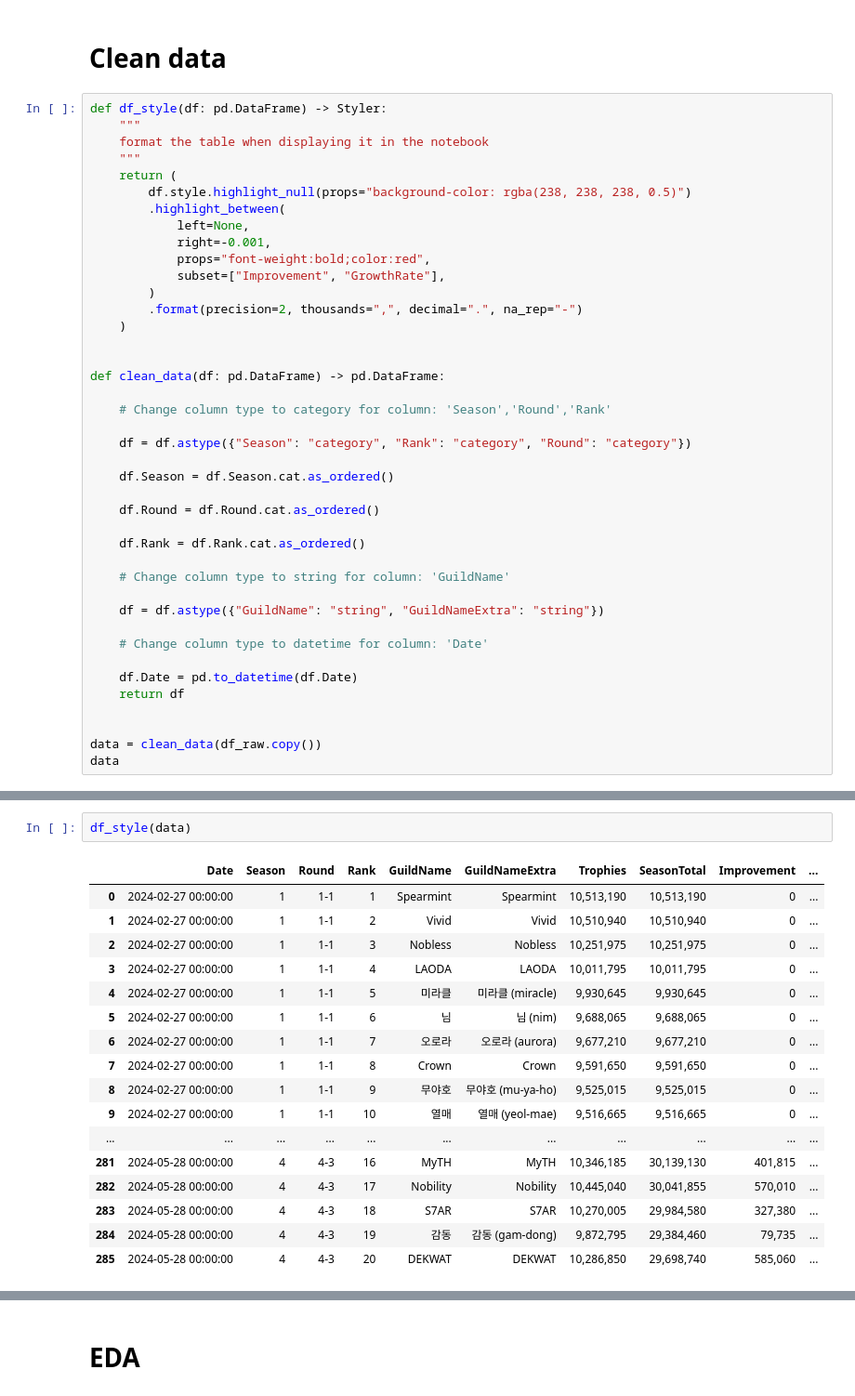
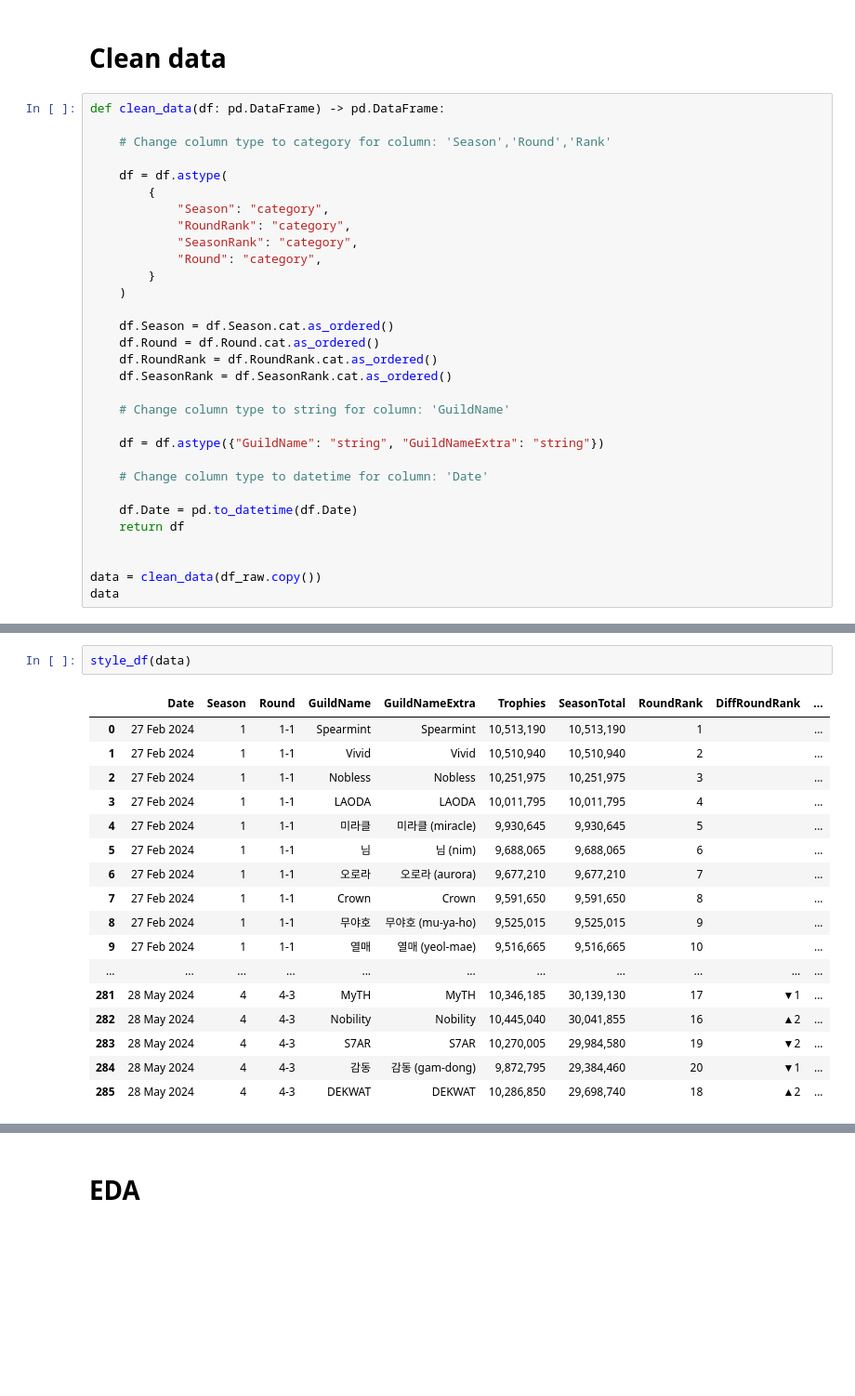
Before and after one commit to nutthawootp/CRK_guild_boss, a Jupyter notebook: report.ipynb, the cells around one changed output, grey strips where cells are left out. Shown: that part at 93% size. Drawn from its saved outputs; the diff is of its cells as text; blank space fills up the shorter version.

Commit message:
update data

```diff
--- a/report.ipynb
+++ b/report.ipynb
@@ -62,33 +85,23 @@ memory usage: 22.5+ KB
 # %% [markdown]
 # Clean data
 # %%
-def df_style(df: pd.DataFrame) -> Styler:
-    """
-    format the table when displaying it in the notebook
-    """
-    return (
-        df.style.highlight_null(props="background-color: rgba(238, 238, 238, 0.5)")
-        .highlight_between(
-            left=None,
-            right=-0.001,
-            props="font-weight:bold;color:red",
-            subset=["Improvement", "GrowthRate"],
-        )
-        .format(precision=2, thousands=",", decimal=".", na_rep="-")
-    )
-
-
 def clean_data(df: pd.DataFrame) -> pd.DataFrame:
 
     # Change column type to category for column: 'Season','Round','Rank'
 
-    df = df.astype({"Season": "category", "Rank": "category", "Round": "category"})
+    df = df.astype(
+        {
+            "Season": "category",
+            "RoundRank": "category",
+            "SeasonRank": "category",
+            "Round": "category",
+        }
+    )
 
     df.Season = df.Season.cat.as_ordered()
-
     df.Round = df.Round.cat.as_ordered()
-
-    df.Rank = df.Rank.cat.as_ordered()
+    df.RoundRank = df.RoundRank.cat.as_ordered()
+    df.SeasonRank = df.SeasonRank.cat.as_ordered()
 
     # Change column type to string for column: 'GuildName'
 
@@ -119,23 +132,23 @@ data
 # %%
-df_style(data)
+style_df(data)
 # %% [output]
-|  | Date | Season | Round | Rank | GuildName | GuildNameExtra | Trophies | SeasonTotal | Improvement | ... |
-| 0 | 2024-02-27 00:00:00 | 1 | 1-1 | 1 | Spearmint | Spearmint | 10,513,190 | 10,513,190 | 0 | ... |
-| 1 | 2024-02-27 00:00:00 | 1 | 1-1 | 2 | Vivid | Vivid | 10,510,940 | 10,510,940 | 0 | ... |
-| 2 | 2024-02-27 00:00:00 | 1 | 1-1 | 3 | Nobless | Nobless | 10,251,975 | 10,251,975 | 0 | ... |
-| 3 | 2024-02-27 00:00:00 | 1 | 1-1 | 4 | LAODA | LAODA | 10,011,795 | 10,011,795 | 0 | ... |
-| 4 | 2024-02-27 00:00:00 | 1 | 1-1 | 5 | 미라클 | 미라클 (miracle) | 9,930,645 | 9,930,645 | 0 | ... |
-| 5 | 2024-02-27 00:00:00 | 1 | 1-1 | 6 | 님 | 님 (nim) | 9,688,065 | 9,688,065 | 0 | ... |
-| 6 | 2024-02-27 00:00:00 | 1 | 1-1 | 7 | 오로라 | 오로라 (aurora) | 9,677,210 | 9,677,210 | 0 | ... |
-| 7 | 2024-02-27 00:00:00 | 1 | 1-1 | 8 | Crown | Crown | 9,591,650 | 9,591,650 | 0 | ... |
-| 8 | 2024-02-27 00:00:00 | 1 | 1-1 | 9 | 무야호 | 무야호 (mu-ya-ho) | 9,525,015 | 9,525,015 | 0 | ... |
-| 9 | 2024-02-27 00:00:00 | 1 | 1-1 | 10 | 열매 | 열매 (yeol-mae) | 9,516,665 | 9,516,665 | 0 | ... |
+|  | Date | Season | Round | GuildName | GuildNameExtra | Trophies | SeasonTotal | RoundRank | DiffRoundRank | ... |
+| 0 | 27 Feb 2024 | 1 | 1-1 | Spearmint | Spearmint | 10,513,190 | 10,513,190 | 1 |  | ... |
+| 1 | 27 Feb 2024 | 1 | 1-1 | Vivid | Vivid | 10,510,940 | 10,510,940 | 2 |  | ... |
+| 2 | 27 Feb 2024 | 1 | 1-1 | Nobless | Nobless | 10,251,975 | 10,251,975 | 3 |  | ... |
+| 3 | 27 Feb 2024 | 1 | 1-1 | LAODA | LAODA | 10,011,795 | 10,011,795 | 4 |  | ... |
+| 4 | 27 Feb 2024 | 1 | 1-1 | 미라클 | 미라클 (miracle) | 9,930,645 | 9,930,645 | 5 |  | ... |
+| 5 | 27 Feb 2024 | 1 | 1-1 | 님 | 님 (nim) | 9,688,065 | 9,688,065 | 6 |  | ... |
+| 6 | 27 Feb 2024 | 1 | 1-1 | 오로라 | 오로라 (aurora) | 9,677,210 | 9,677,210 | 7 |  | ... |
+| 7 | 27 Feb 2024 | 1 | 1-1 | Crown | Crown | 9,591,650 | 9,591,650 | 8 |  | ... |
+| 8 | 27 Feb 2024 | 1 | 1-1 | 무야호 | 무야호 (mu-ya-ho) | 9,525,015 | 9,525,015 | 9 |  | ... |
+| 9 | 27 Feb 2024 | 1 | 1-1 | 열매 | 열매 (yeol-mae) | 9,516,665 | 9,516,665 | 10 |  | ... |
 | ... | ... | ... | ... | ... | ... | ... | ... | ... | ... | ... |
-| 281 | 2024-05-28 00:00:00 | 4 | 4-3 | 16 | MyTH | MyTH | 10,346,185 | 30,139,130 | 401,815 | ... |
-| 282 | 2024-05-28 00:00:00 | 4 | 4-3 | 17 | Nobility | Nobility | 10,445,040 | 30,041,855 | 570,010 | ... |
-| 283 | 2024-05-28 00:00:00 | 4 | 4-3 | 18 | S7AR | S7AR | 10,270,005 | 29,984,580 | 327,380 | ... |
-| 284 | 2024-05-28 00:00:00 | 4 | 4-3 | 19 | 감동 | 감동 (gam-dong) | 9,872,795 | 29,384,460 | 79,735 | ... |
-| 285 | 2024-05-28 00:00:00 | 4 | 4-3 | 20 | DEKWAT | DEKWAT | 10,286,850 | 29,698,740 | 585,060 | ... |
+| 281 | 28 May 2024 | 4 | 4-3 | MyTH | MyTH | 10,346,185 | 30,139,130 | 17 | ▼1 | ... |
+| 282 | 28 May 2024 | 4 | 4-3 | Nobility | Nobility | 10,445,040 | 30,041,855 | 16 | ▲2 | ... |
+| 283 | 28 May 2024 | 4 | 4-3 | S7AR | S7AR | 10,270,005 | 29,984,580 | 19 | ▼2 | ... |
+| 284 | 28 May 2024 | 4 | 4-3 | 감동 | 감동 (gam-dong) | 9,872,795 | 29,384,460 | 20 | ▼1 | ... |
+| 285 | 28 May 2024 | 4 | 4-3 | DEKWAT | DEKWAT | 10,286,850 | 29,698,740 | 18 | ▲2 | ... |
 # %%
 data.info()
 # %% [output]
```
Also changed, not shown: parts of 14 cells of this notebook, 13 other files.
